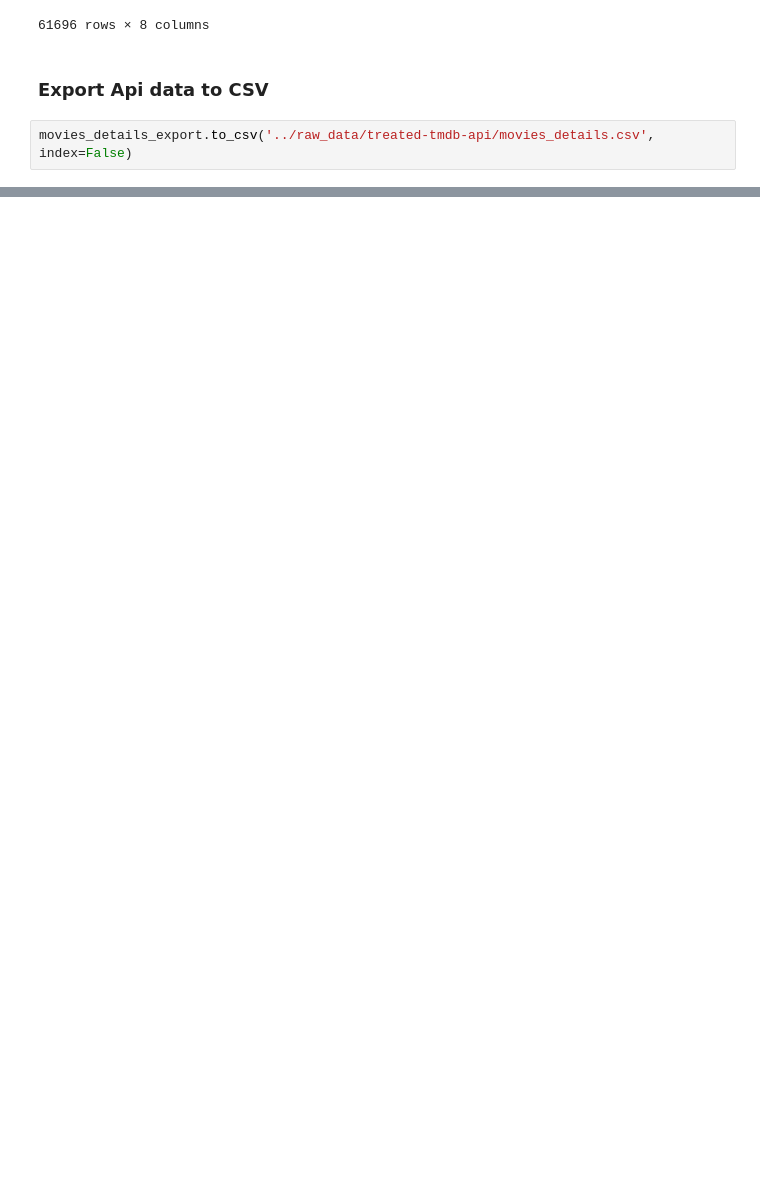
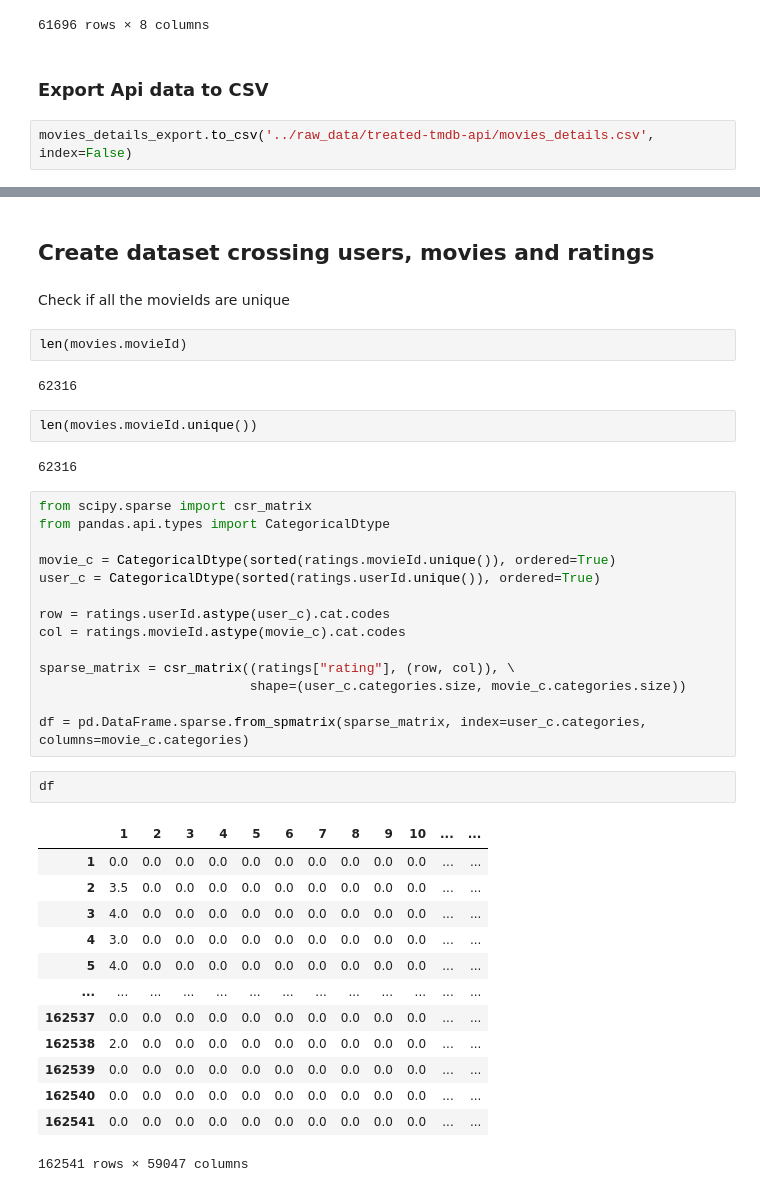
Before and after one commit to joaquim-oliveira-neto/rogue, a Jupyter notebook: notebooks/joaquim-exploration.ipynb, the cells around one changed output, grey strips where cells are left out. Saved outputs shown, nothing was run; the diff lists cells and outputs as text; blank space fills up the shorter version.

```diff
--- a/notebooks/joaquim-exploration.ipynb
+++ b/notebooks/joaquim-exploration.ipynb
@@ -468,0 +492,42 @@ movies_details_export.to_csv('../raw_data/treated-tmdb-api/movies_details.csv',
+# %% [markdown]
+## Create dataset crossing users, movies and ratings
+# %% [markdown]
+Check if all the movieIds are unique
+# %%
+len(movies.movieId)
+# %% [output]
+62316
+# %%
+len(movies.movieId.unique())
+# %% [output]
+62316
+# %%
+from scipy.sparse import csr_matrix
+from pandas.api.types import CategoricalDtype
+
+movie_c = CategoricalDtype(sorted(ratings.movieId.unique()), ordered=True)
+user_c = CategoricalDtype(sorted(ratings.userId.unique()), ordered=True)
+
+row = ratings.userId.astype(user_c).cat.codes
+col = ratings.movieId.astype(movie_c).cat.codes
+
+sparse_matrix = csr_matrix((ratings["rating"], (row, col)), \
+                           shape=(user_c.categories.size, movie_c.categories.size))
+
+df = pd.DataFrame.sparse.from_spmatrix(sparse_matrix, index=user_c.categories, columns=movie_c.categories)
+# %%
+df
+# %% [output]
+|  | 1 | 2 | 3 | 4 | 5 | 6 | 7 | 8 | 9 | 10 | ... | ... |
+| 1 | 0.0 | 0.0 | 0.0 | 0.0 | 0.0 | 0.0 | 0.0 | 0.0 | 0.0 | 0.0 | ... | ... |
+| 2 | 3.5 | 0.0 | 0.0 | 0.0 | 0.0 | 0.0 | 0.0 | 0.0 | 0.0 | 0.0 | ... | ... |
+| 3 | 4.0 | 0.0 | 0.0 | 0.0 | 0.0 | 0.0 | 0.0 | 0.0 | 0.0 | 0.0 | ... | ... |
+| 4 | 3.0 | 0.0 | 0.0 | 0.0 | 0.0 | 0.0 | 0.0 | 0.0 | 0.0 | 0.0 | ... | ... |
+| 5 | 4.0 | 0.0 | 0.0 | 0.0 | 0.0 | 0.0 | 0.0 | 0.0 | 0.0 | 0.0 | ... | ... |
+| ... | ... | ... | ... | ... | ... | ... | ... | ... | ... | ... | ... | ... |
+| 162537 | 0.0 | 0.0 | 0.0 | 0.0 | 0.0 | 0.0 | 0.0 | 0.0 | 0.0 | 0.0 | ... | ... |
+| 162538 | 2.0 | 0.0 | 0.0 | 0.0 | 0.0 | 0.0 | 0.0 | 0.0 | 0.0 | 0.0 | ... | ... |
+| 162539 | 0.0 | 0.0 | 0.0 | 0.0 | 0.0 | 0.0 | 0.0 | 0.0 | 0.0 | 0.0 | ... | ... |
+| 162540 | 0.0 | 0.0 | 0.0 | 0.0 | 0.0 | 0.0 | 0.0 | 0.0 | 0.0 | 0.0 | ... | ... |
+| 162541 | 0.0 | 0.0 | 0.0 | 0.0 | 0.0 | 0.0 | 0.0 | 0.0 | 0.0 | 0.0 | ... | ... |
+162541 rows × 59047 columns
```
Also changed, not shown: parts of 9 cells of this notebook.
